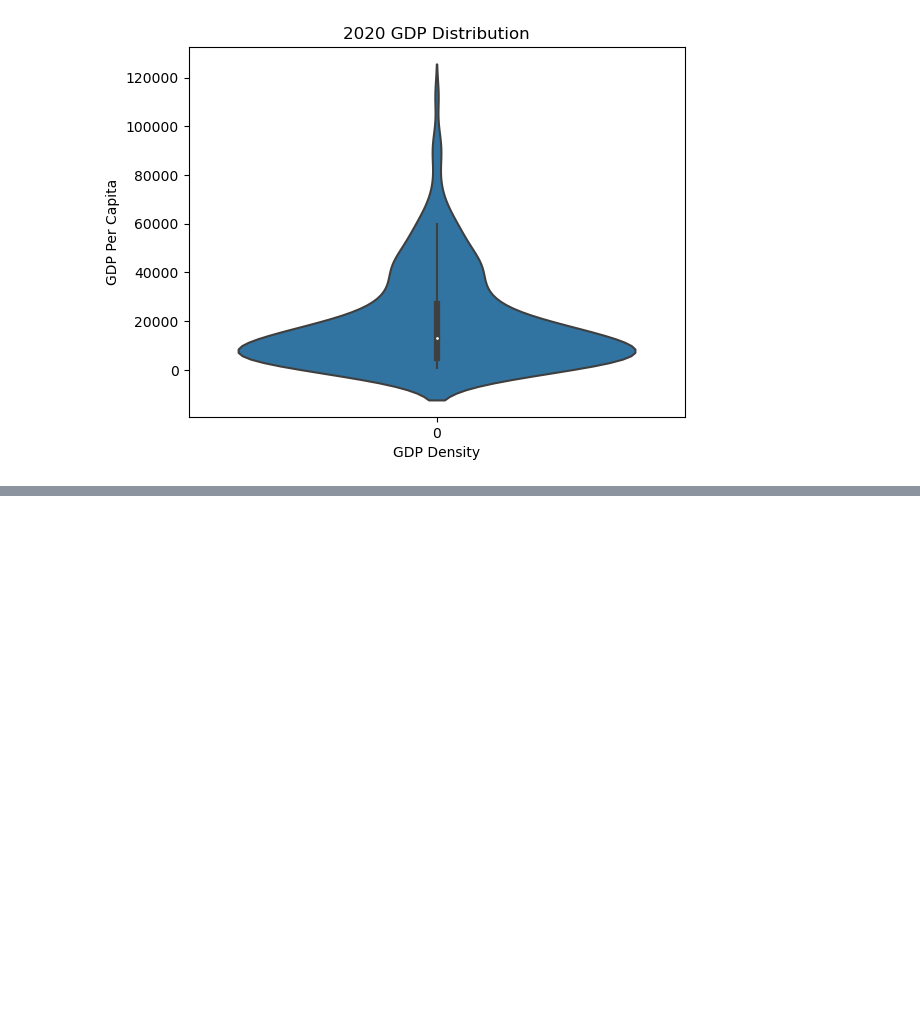
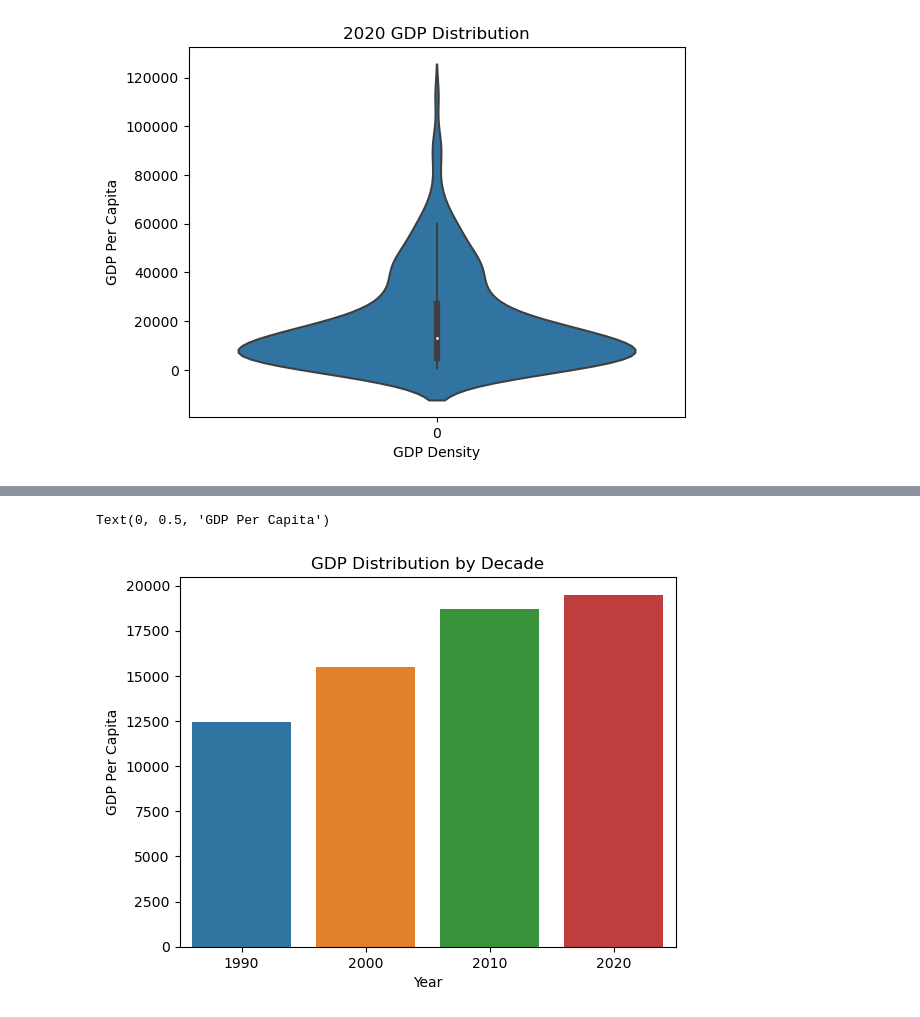
Before and after one commit to NSS-Full-Time-Data-Analytics-11/un-project-nelson-aaron-j, a Jupyter notebook: notebooks/nelson_un_project.ipynb, the cells around one changed output, grey strips where cells are left out. Drawn from its saved outputs; the diff is of its cells as text; code cells hidden in the pictures; blank space fills up the shorter version.

```diff
--- a/notebooks/nelson_un_project.ipynb
+++ b/notebooks/nelson_un_project.ipynb
@@ -219,0 +256,7 @@ The main thing I notice when looking at these charts it that there are signfican
+# %%
+sns.barplot(x=gdp_decades.Year, y=gdp_decades.GDP_Per_Capita, errorbar=None)
+plt.title('GDP Distribution by Decade')
+plt.ylabel('GDP Per Capita')
+# %% [output]
+Text(0, 0.5, 'GDP Per Capita')
+[figure, added]
```
Also changed, not shown: parts of 19 cells of this notebook.
